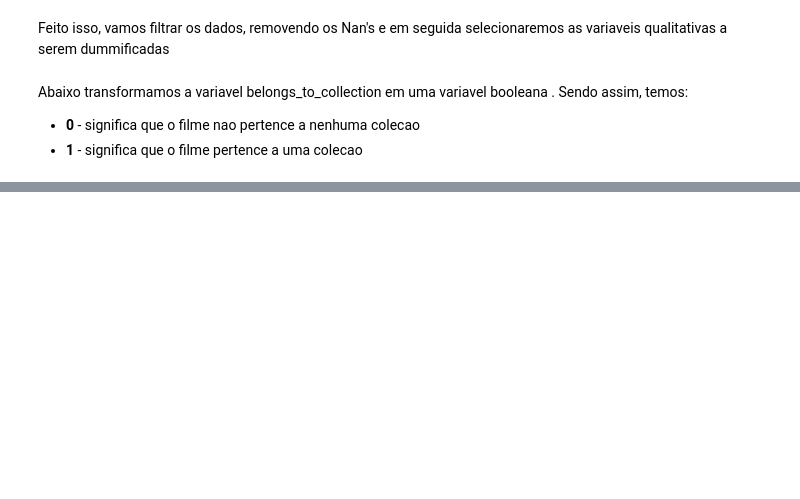
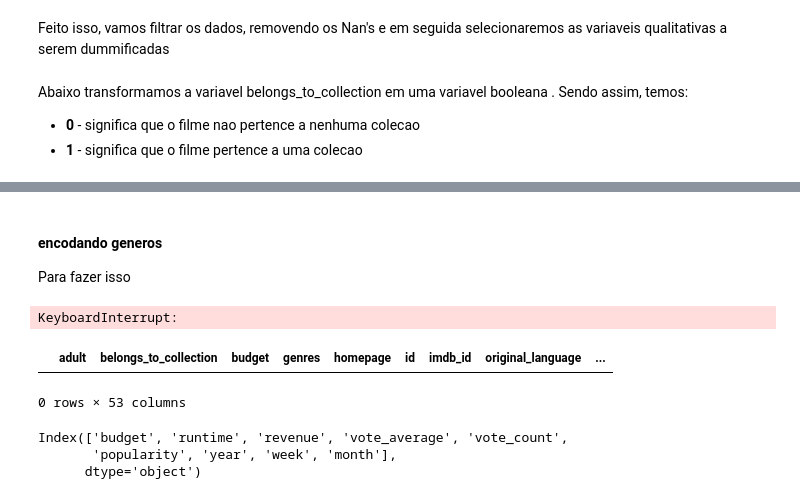
Before and after one commit to beatrizcf2/Classificador_Filmes, a Jupyter notebook: Recomendador_Filmes_Organizado.ipynb, the cells around one changed output, grey strips where cells are left out. Saved outputs shown, nothing was run; the diff lists cells and outputs as text; code cells hidden in the pictures; blank space fills up the shorter version.

```diff
--- a/Recomendador_Filmes_Organizado.ipynb
+++ b/Recomendador_Filmes_Organizado.ipynb
@@ -657,0 +682,3 @@ metadados
+# %%
+# vamos definir os tipos de cada uma das variaveis
+metadados['director'] = metadados['director'].astype('category')
@@ -657,0 +688,33 @@ metadados
+# %% [markdown]
+#### encodando generos
+Para fazer isso
+# %%
+def encode_variable(data, col=[]):
+    #df=data
+    for col in col:
+        variable_df = pd.DataFrame(data[col].tolist())
+        variable_obj = variable_df.stack()
+        variable_df = pd.get_dummies(variable_obj)
+        variable_df = variable_df.sum(level=0)
+        variable_df = pd.concat([data,variable_df],axis=1)
+    #variable_df = pd.concat([data, df], axis=1)
+    return variable_df
+
+x = encode_variable(metadados, col=['genres',])
+
+# com mais de uma variavel nao vai
+x
+# %% [output]
+KeyboardInterrupt:
+# %%
+md = x[x['revenue'].isin(met)]
+md
+# %% [output]
+|  | adult | belongs_to_collection | budget | genres | homepage | id | imdb_id | original_language | ... |
+0 rows × 53 columns
+# %%
+met.columns
+# %% [output]
+Index(['budget', 'runtime', 'revenue', 'vote_average', 'vote_count',
+       'popularity', 'year', 'week', 'month'],
+      dtype='object')
```
Also changed, not shown: parts of 9 cells of this notebook, 2 other files.
